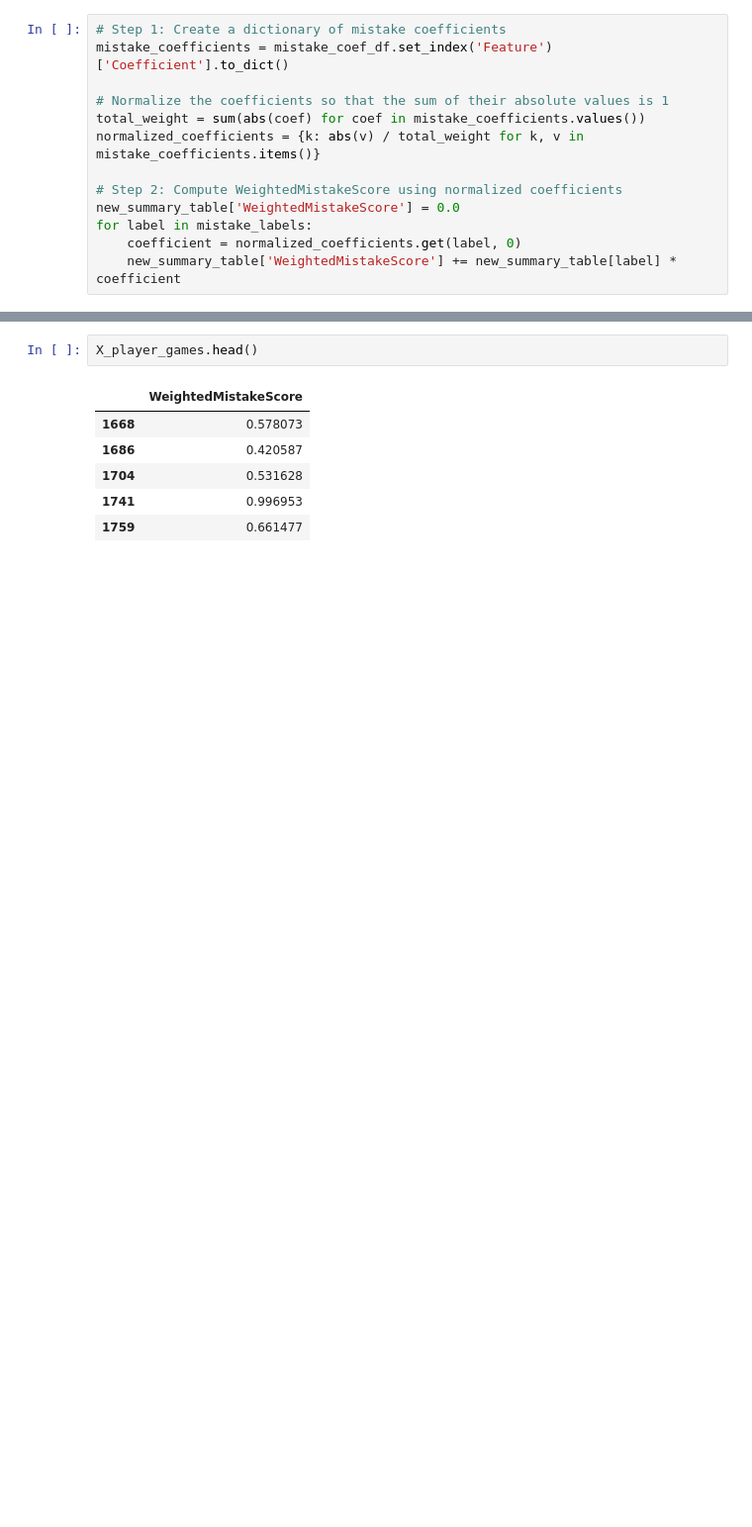
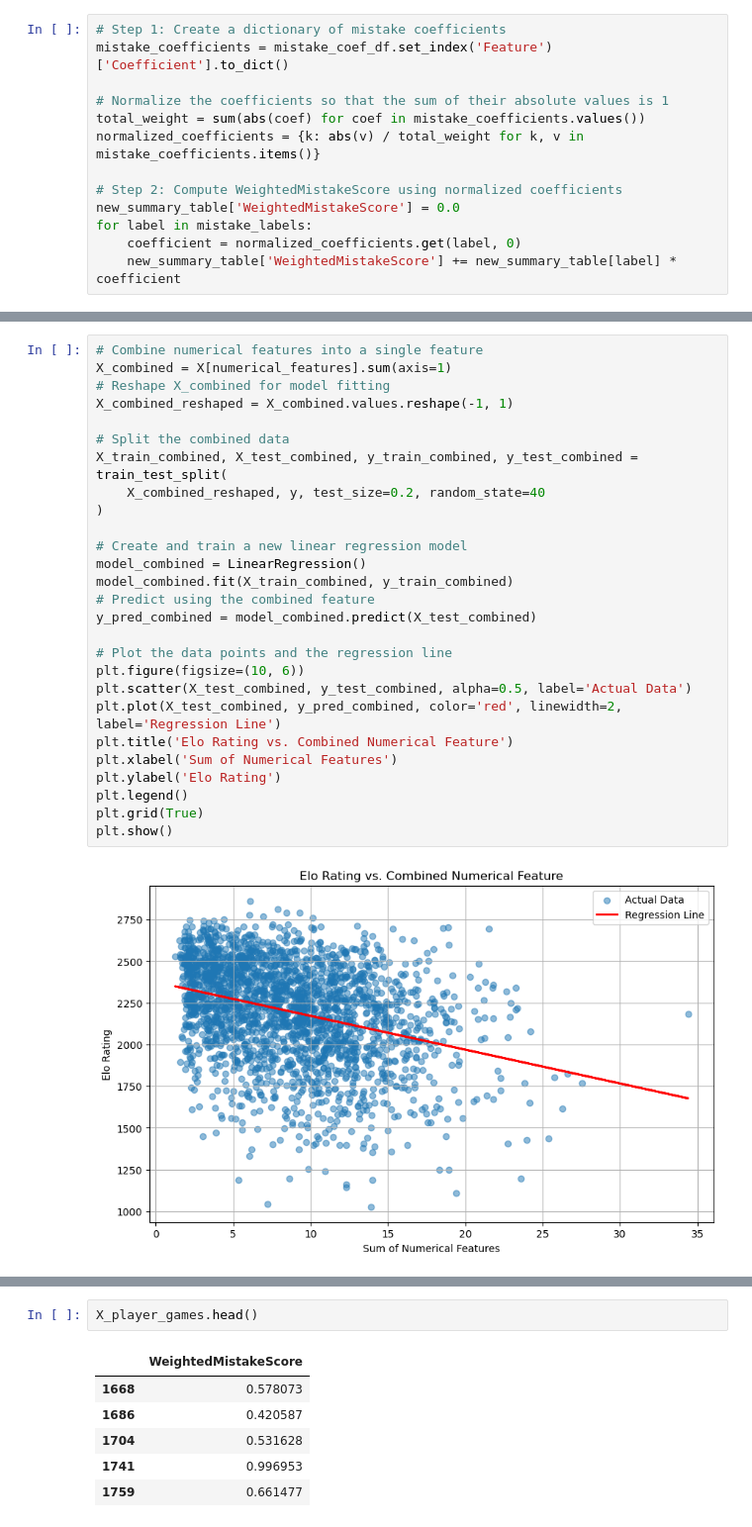
Before and after one commit to dosoe/Guess-The-Elo, a Jupyter notebook: data_analysis/Linear_Regression.ipynb, the cells around one changed output, grey strips where cells are left out. Shown at 99% size. Cells and saved outputs as stored; diff of their text form; blank space fills up the shorter version.

```diff
--- a/data_analysis/Linear_Regression.ipynb
+++ b/data_analysis/Linear_Regression.ipynb
@@ -332,0 +378,29 @@ Percentage of predictions within ±300 Elo: 78.48%
+# %%
+# Combine numerical features into a single feature
+X_combined = X[numerical_features].sum(axis=1)
+# Reshape X_combined for model fitting
+X_combined_reshaped = X_combined.values.reshape(-1, 1)
+
+# Split the combined data
+X_train_combined, X_test_combined, y_train_combined, y_test_combined = train_test_split(
+    X_combined_reshaped, y, test_size=0.2, random_state=40
+)
+
+# Create and train a new linear regression model
+model_combined = LinearRegression()
+model_combined.fit(X_train_combined, y_train_combined)
+# Predict using the combined feature
+y_pred_combined = model_combined.predict(X_test_combined)
+
+# Plot the data points and the regression line
+plt.figure(figsize=(10, 6))
+plt.scatter(X_test_combined, y_test_combined, alpha=0.5, label='Actual Data')
+plt.plot(X_test_combined, y_pred_combined, color='red', linewidth=2, label='Regression Line')
+plt.title('Elo Rating vs. Combined Numerical Feature')
+plt.xlabel('Sum of Numerical Features')
+plt.ylabel('Elo Rating')
+plt.legend()
+plt.grid(True)
+plt.show()
+# %% [output]
+[figure, added]
```
Also changed, not shown: parts of 12 cells of this notebook, 28 other files.
